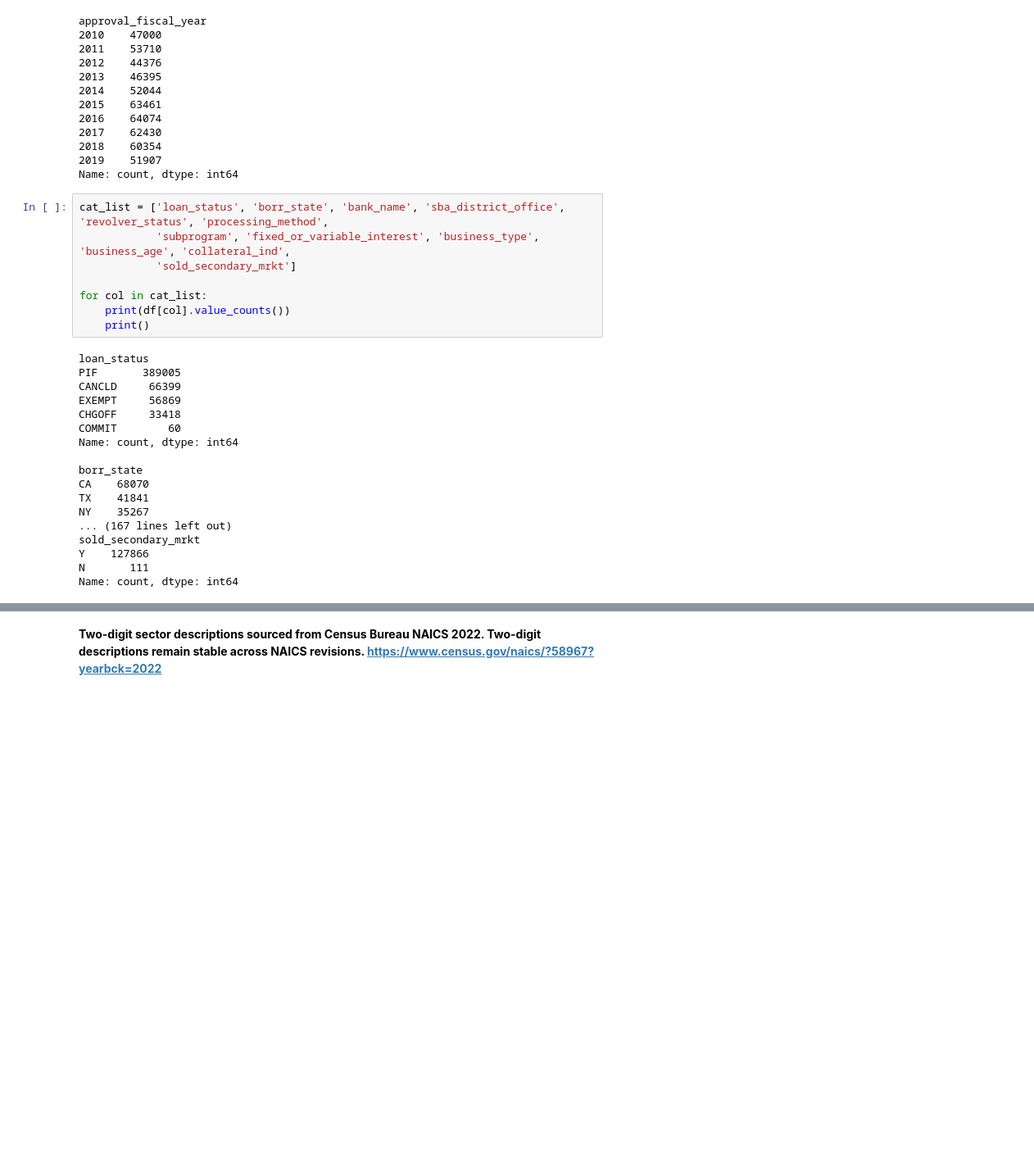
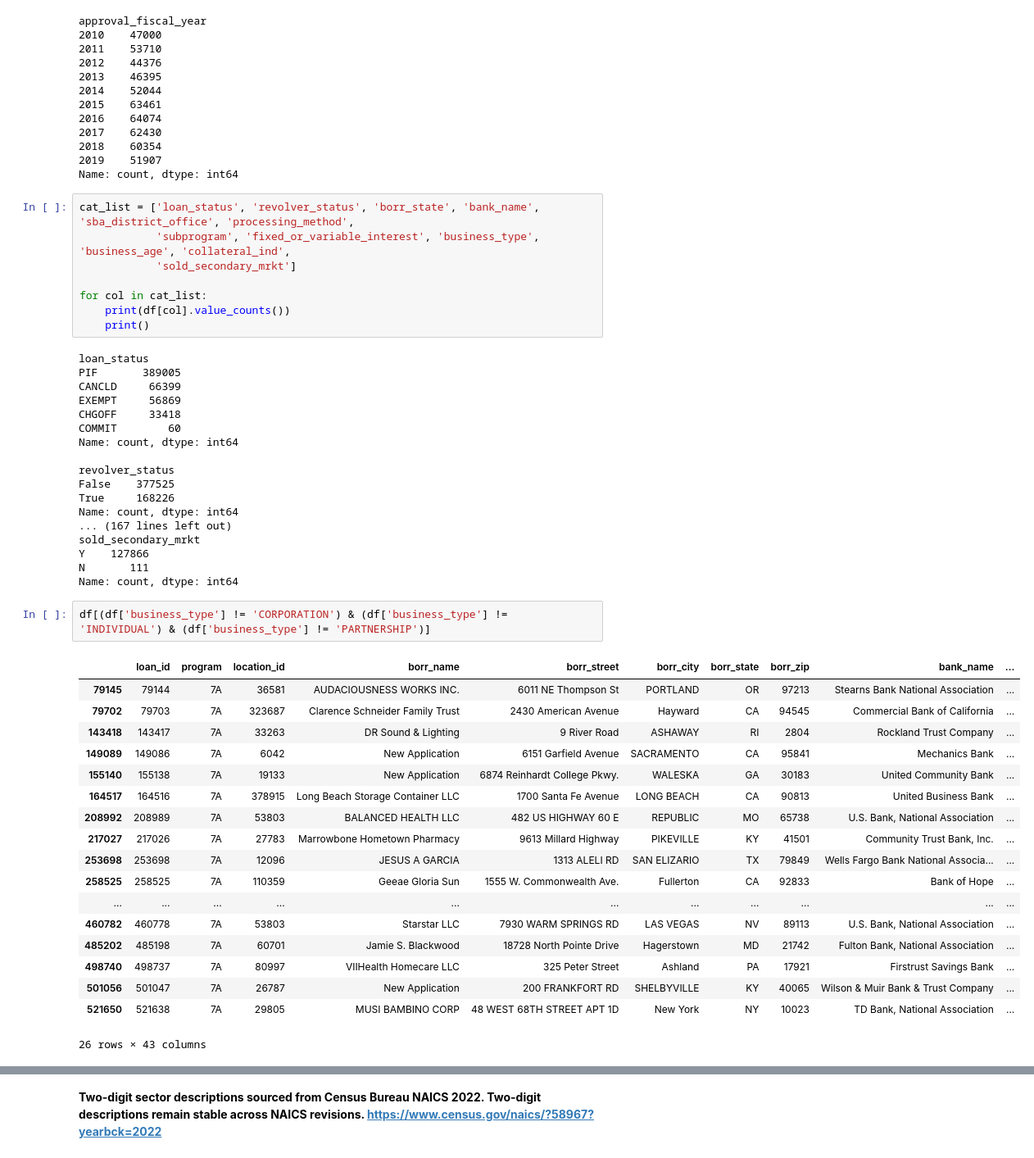
Before and after one commit to jaredhansen0128/sba-7a-credit-risk, a Jupyter notebook: notebooks/01_data_validation.ipynb, the cells around one changed output, grey strips where cells are left out. Shown at 82% size. Cells and saved outputs as stored; diff of their text form; blank space fills up the shorter version.

```diff
--- a/notebooks/01_data_validation.ipynb
+++ b/notebooks/01_data_validation.ipynb
@@ -113,7 +116,7 @@ approval_fiscal_year
 2019    51907
 Name: count, dtype: int64
 # %%
-cat_list = ['loan_status', 'borr_state', 'bank_name', 'sba_district_office', 'revolver_status', 'processing_method',
+cat_list = ['loan_status', 'revolver_status', 'borr_state', 'bank_name', 'sba_district_office', 'processing_method',
             'subprogram', 'fixed_or_variable_interest', 'business_type', 'business_age', 'collateral_ind',
             'sold_secondary_mrkt']
 
@@ -129,15 +132,36 @@ CHGOFF     33418
 COMMIT        60
 Name: count, dtype: int64
 
-borr_state
-CA    68070
-TX    41841
-NY    35267
+revolver_status
+False    377525
+True     168226
+Name: count, dtype: int64
 ... (167 lines left out)
 sold_secondary_mrkt
 Y    127866
 N       111
 Name: count, dtype: int64
+# %%
+df[(df['business_type'] != 'CORPORATION') & (df['business_type'] != 'INDIVIDUAL') & (df['business_type'] != 'PARTNERSHIP')]
+# %% [output]
+|  | loan_id | program | location_id | borr_name | borr_street | borr_city | borr_state | borr_zip | bank_name | ... |
+| 79145 | 79144 | 7A | 36581 | AUDACIOUSNESS WORKS INC. | 6011 NE Thompson St | PORTLAND | OR | 97213 | Stearns Bank National Association | ... |
+| 79702 | 79703 | 7A | 323687 | Clarence Schneider Family Trust | 2430 American Avenue | Hayward | CA | 94545 | Commercial Bank of California | ... |
+| 143418 | 143417 | 7A | 33263 | DR Sound & Lighting | 9 River Road | ASHAWAY | RI | 2804 | Rockland Trust Company | ... |
+| 149089 | 149086 | 7A | 6042 | New Application | 6151 Garfield Avenue | SACRAMENTO | CA | 95841 | Mechanics Bank | ... |
+| 155140 | 155138 | 7A | 19133 | New Application | 6874 Reinhardt College Pkwy. | WALESKA | GA | 30183 | United Community Bank | ... |
+| 164517 | 164516 | 7A | 378915 | Long Beach Storage Container LLC | 1700 Santa Fe Avenue | LONG BEACH | CA | 90813 | United Business Bank | ... |
+| 208992 | 208989 | 7A | 53803 | BALANCED HEALTH LLC | 482 US HIGHWAY 60 E | REPUBLIC | MO | 65738 | U.S. Bank, National Association | ... |
+| 217027 | 217026 | 7A | 27783 | Marrowbone Hometown Pharmacy | 9613 Millard Highway | PIKEVILLE | KY | 41501 | Community Trust Bank, Inc. | ... |
+| 253698 | 253698 | 7A | 12096 | JESUS A GARCIA | 1313 ALELI RD | SAN ELIZARIO | TX | 79849 | Wells Fargo Bank National Associa... | ... |
+| 258525 | 258525 | 7A | 110359 | Geeae Gloria Sun | 1555 W. Commonwealth Ave. | Fullerton | CA | 92833 | Bank of Hope | ... |
+| ... | ... | ... | ... | ... | ... | ... | ... | ... | ... | ... |
+| 460782 | 460778 | 7A | 53803 | Starstar LLC | 7930 WARM SPRINGS RD | LAS VEGAS | NV | 89113 | U.S. Bank, National Association | ... |
+| 485202 | 485198 | 7A | 60701 | Jamie S. Blackwood | 18728 North Pointe Drive | Hagerstown | MD | 21742 | Fulton Bank, National Association | ... |
+| 498740 | 498737 | 7A | 80997 | VIIHealth Homecare LLC | 325 Peter Street | Ashland | PA | 17921 | Firstrust Savings Bank | ... |
+| 501056 | 501047 | 7A | 26787 | New Application | 200 FRANKFORT RD | SHELBYVILLE | KY | 40065 | Wilson & Muir Bank & Trust Company | ... |
+| 521650 | 521638 | 7A | 29805 | MUSI BAMBINO CORP | 48 WEST 68TH STREET APT 1D | New York | NY | 10023 | TD Bank, National Association | ... |
+26 rows × 43 columns
 # %%
 status_by_year = df.groupby('approval_fiscal_year')['loan_status'].value_counts(normalize=True).unstack().reset_index()
 status_by_year.plot(kind='line', x='approval_fiscal_year', y=['CANCLD', 'CHGOFF', 'COMMIT', 'EXEMPT', 'PIF'], sharey=True)
```
Also changed, not shown: parts of 18 cells of this notebook.
